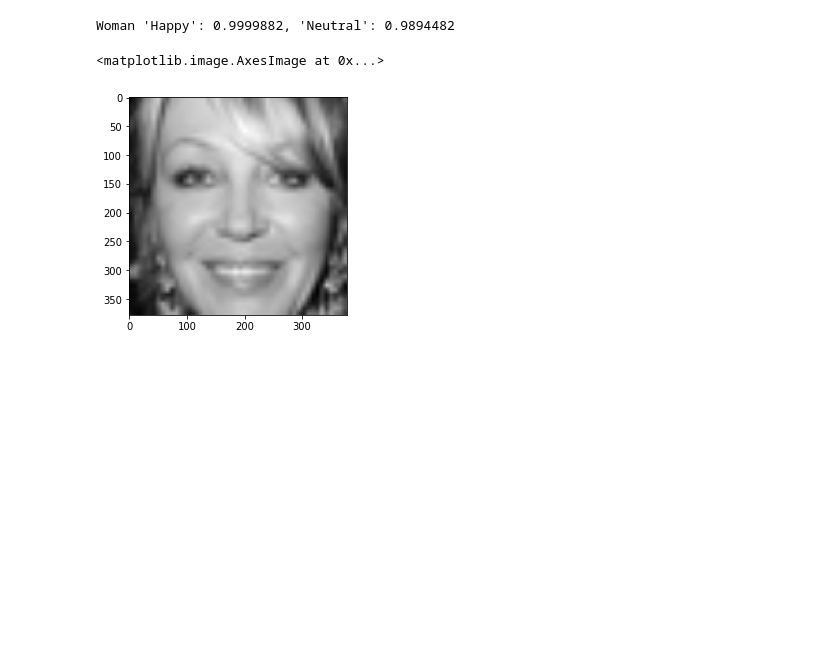
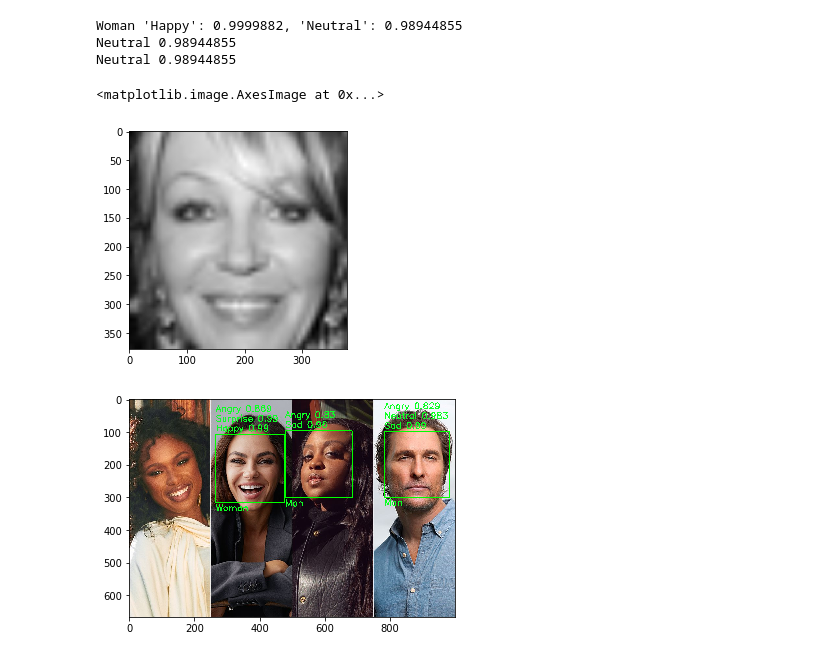
Before and after one commit to Piccio98/FER-and-GR-Project, a Jupyter notebook: VAR Project.ipynb, the cells around one changed output. Saved outputs shown, nothing was run; the diff lists cells and outputs as text; code cells hidden in the pictures; blank space fills up the shorter version.

```diff
--- a/VAR Project.ipynb
+++ b/VAR Project.ipynb
@@ -64,11 +79,53 @@ for w in sorted_keys:
     sorted_dict[w] = dictionary[w]
 
 print(gender_class_names[np.where(gender_classes > 0.5, 1,0)[0][1]] + " " + str(sorted_dict)[1:-1])
+
+for key, value in sorted_dict.items():
+    print(k, v)
+
 plt.imshow(gender_img, cmap="gray")
 # %% [output]
-Woman 'Happy': 0.9999882, 'Neutral': 0.9894482
+Woman 'Happy': 0.9999882, 'Neutral': 0.98944855
+Neutral 0.98944855
+Neutral 0.98944855
 <matplotlib.image.AxesImage at 0x...>
 [figure]
+# %%
+img = cv2.imread("test.jpg")
+
+face_cascade = cv2.CascadeClassifier('haarcascade_frontalface_default.xml')
+faces = face_cascade.detectMultiScale(img, 1.2, 4)
+for (x, y, w, h) in faces:
+    cv2.rectangle(img, (x, y), (x+w, y+h), (0, 255, 0), 2)
+    g = cv2.cvtColor(img, cv2.COLOR_RGB2GRAY)
+    resiz = cv2.resize(np.float32(g[y:y+h, x:x+w]), (emotions_img_height, emotions_img_width))
+    clas = emotions_model.predict(prepare_img(resiz))
+    gender_img = cv2.resize(np.float32(g[y:y+h, x:x+w]), (gender_img_height, gender_img_width))
+    gender_classes = gender_model.predict(prepare_img(gender_img))
+    index = list(np.where(np.where(clas > 0.8, 1, 0)[0] == 1)[0])
+    dictionary = dict()
+    sorted_dict = dict()
+    for i in index:
+        dictionary[emotions_class_names[i]] = clas[0][i]
+    sorted_keys = sorted(dictionary, key=dictionary.get, reverse=True)
+    for w in sorted_keys:
+        sorted_dict[w] = dictionary[w]
+    c = 10
+    cv2.putText(img, gender_class_names[np.where(gender_classes > 0.5, 1,0)[0][1]], (x, y+h+25), cv2.FONT_HERSHEY_SIMPLEX, 0.9, (36,255,12), 2)
+    for key, value in sorted_dict.items():
+        cv2.putText(
+            img,
+            str(key) + " " + str(value)[:-5],
+            (x, y-c),
+            cv2.FONT_HERSHEY_SIMPLEX,
+            0.9,
+            (36,255,12),
+            2
+        )
+        c += 30
+    plt.imshow(cv2.cvtColor(img, cv2.COLOR_BGR2RGB))
+# %% [output]
+[figure, added]
 # %%
 cap = cv2.VideoCapture(0)
 
```
Also changed, not shown: parts of 3 cells of this notebook.
